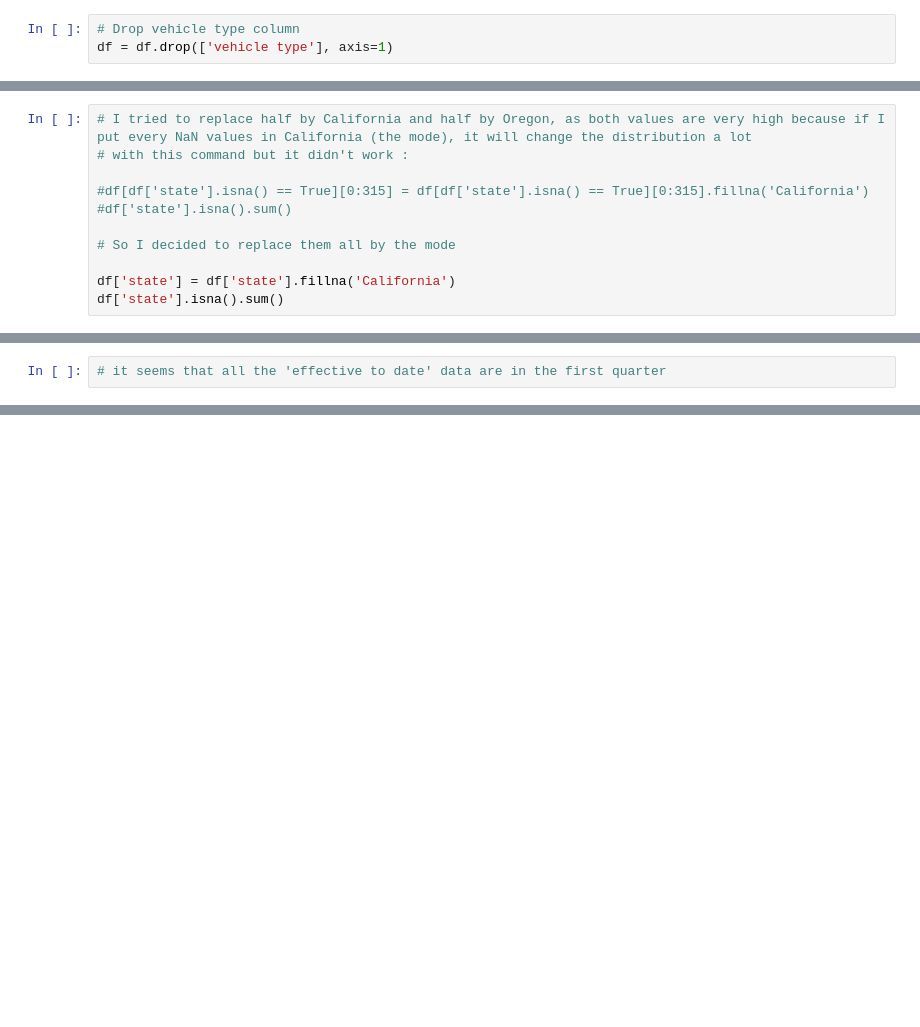
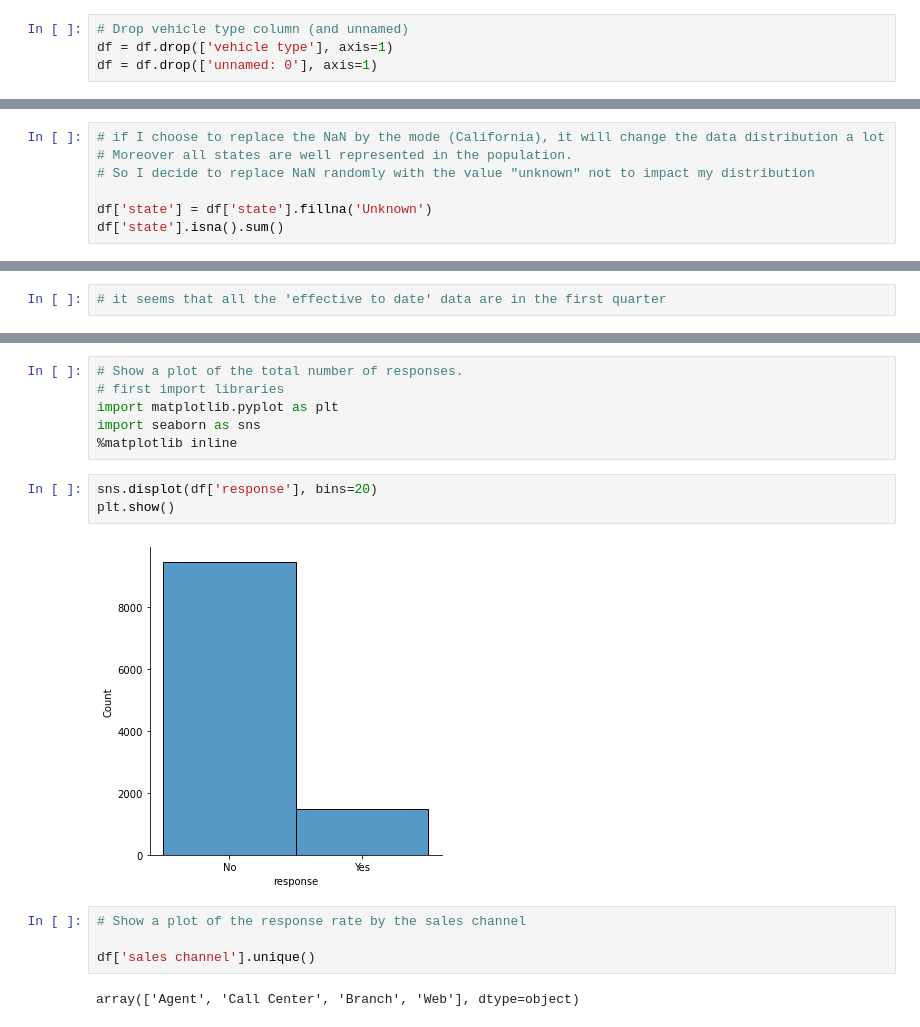
Before and after one commit to audedef/lab-customer-analysis-round-2, a Jupyter notebook: ex-lab-customer-analysis.ipynb, the cells around one changed output, grey strips where cells are left out. Cells and saved outputs as stored; diff of their text form; blank space fills up the shorter version.

```diff
--- a/ex-lab-customer-analysis.ipynb
+++ b/ex-lab-customer-analysis.ipynb
@@ -107,8 +107,9 @@ dtype: float64
 # vehicle type  : here it's more than 50% ! It would not have any sense to replace the 50% missing values with a mode value
 # as we already have info on vehicules with vehicle class and vehicle size. I choose to drop this column completely.
 # %%
-# Drop vehicle type column
+# Drop vehicle type column (and unnamed)
 df = df.drop(['vehicle type'], axis=1)
+df = df.drop(['unnamed: 0'], axis=1)
 # %%
 df.shape
 # %% [output]
@@ -156,15 +157,11 @@ Washington     888
 NaN            631
 Name: state, dtype: int64
 # %%
-# I tried to replace half by California and half by Oregon, as both values are very high because if I put every NaN values in California (the mode), it will change the distribution a lot
-# with this command but it didn't work :
+# if I choose to replace the NaN by the mode (California), it will change the data distribution a lot
+# Moreover all states are well represented in the population.
+# So I decide to replace NaN randomly with the value "unknown" not to impact my distribution
 
-#df[df['state'].isna() == True][0:315] = df[df['state'].isna() == True][0:315].fillna('California')
-#df['state'].isna().sum()
-
-# So I decided to replace them all by the mode
-
-df['state'] = df['state'].fillna('California')
+df['state'] = df['state'].fillna('Unknown')
 df['state'].isna().sum()
 # %% [output]
 0
@@ -296,0 +342,17 @@ df[(df['month_effective'] == 1) | (df['month_effective'] == 2) | (df['month_effe
+# %%
+# Show a plot of the total number of responses.
+# first import libraries
+import matplotlib.pyplot as plt
+import seaborn as sns
+%matplotlib inline
+# %%
+sns.displot(df['response'], bins=20)
+plt.show()
+# %% [output]
+[figure, added]
+# %%
+# Show a plot of the response rate by the sales channel
+
+df['sales channel'].unique()
+# %% [output]
+array(['Agent', 'Call Center', 'Branch', 'Web'], dtype=object)
```
Also changed, not shown: parts of 13 cells of this notebook.
